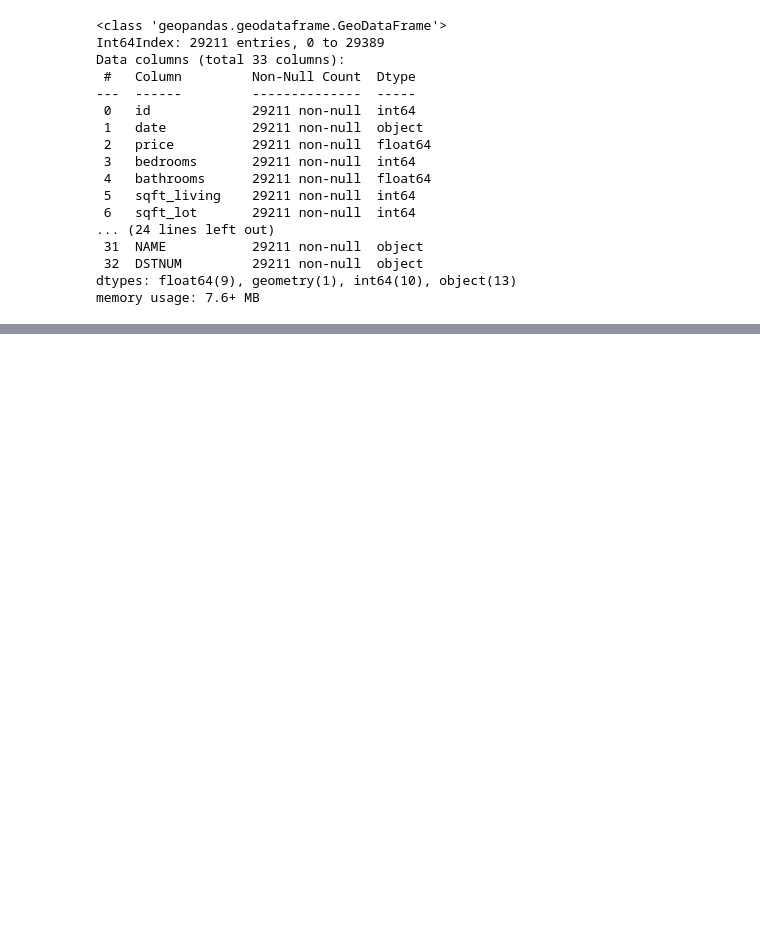
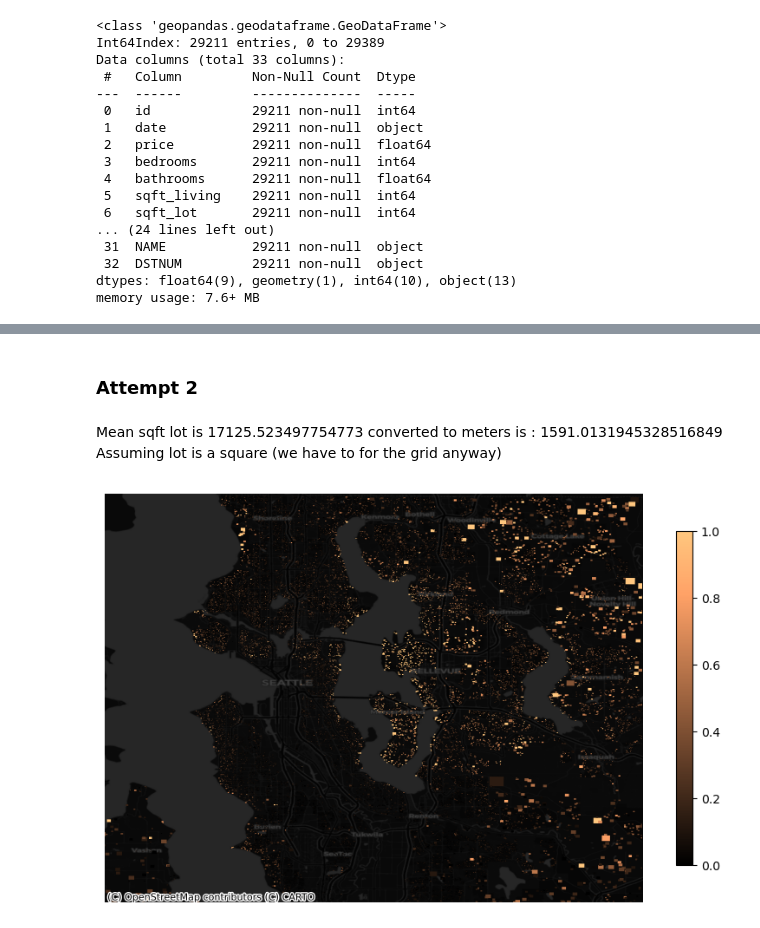
Before and after one commit to KeananG/Folium, a Jupyter notebook: keanan_gis_work/Keanan_gis_code.ipynb, the cells around one changed output, grey strips where cells are left out. Saved outputs shown, nothing was run; the diff lists cells and outputs as text; code cells hidden in the pictures; blank space fills up the shorter version.

```diff
--- a/keanan_gis_work/Keanan_gis_code.ipynb
+++ b/keanan_gis_work/Keanan_gis_code.ipynb
@@ -197,0 +264,6 @@ memory usage: 7.6+ MB
+# %% [markdown]
+### Attempt 2
+# %% [markdown]
+Mean sqft lot is 17125.523497754773
+converted to meters is : 1591.0131945328516849
+Assuming lot is a square (we have to for the grid anyway)
@@ -197,0 +298,37 @@ memory usage: 7.6+ MB
+# %%
+# map colors
+dark_map = 'cartodbdark_matter'
+#https://matplotlib.org/stable/tutorials/colors/colormaps.html
+YOR = 'YlOrRd'
+YGB = 'YlGnBu'
+cool = 'cool'
+copper = 'copper' # Good for showing only high values on dark_map
+winter ='winter' # blue to green
+autumn = 'autumn' # Red to orange - would be better flipped
+autunm_fliped = 'autumn_r' # yellow to red          ************ best one ********
+bone = 'bone' # works on light backgrounds probably better flipped
+hsv = 'hsv' # cyclic map - would look really cool mapped with the coef to show max impact of both positive and neg
+
+def choropleth(data, weight, color, **kwargs):
+    '''
+    data : data with polygons
+    color : cmap color
+
+    '''
+    # plot the choropleth map
+    fig, ax = plt.subplots(figsize=(10, 10))
+    data.plot(column=weight, cmap=color, linewidth=1, ax=ax, marker='s', **kwargs)
+    ax.set_xlim([-122.5, -122])
+    ax.set_ylim([47.4, 47.78])
+    ctx.add_basemap(ax, crs=data.crs,source= dark_map , alpha=1)
+    ax.axis('off')
+
+    #adding color bar
+    sm = plt.cm.ScalarMappable(cmap=color)
+    cbar = plt.colorbar(sm, ax=ax,shrink=.5)
+#     plt.savefig('choropleth_poly_sql.png', dpi=300)
+    plt.show()
+# %%
+choropleth(gdf_polygons,'price', copper,vmin=500000, vmax=3000000)
+# %% [output]
+[figure, added]
```
Also changed, not shown: parts of 11 cells of this notebook, 8 other files.
